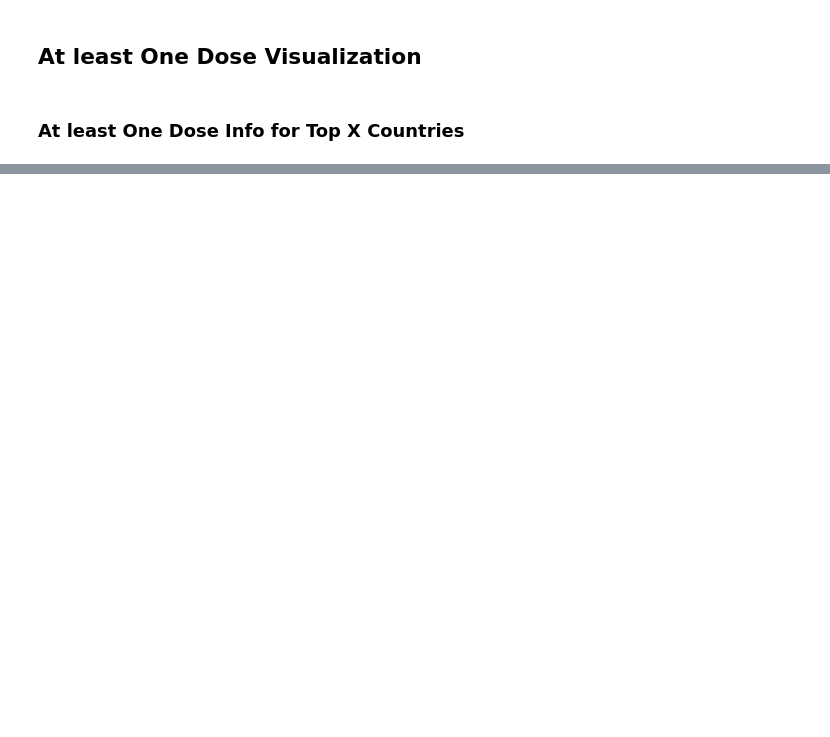
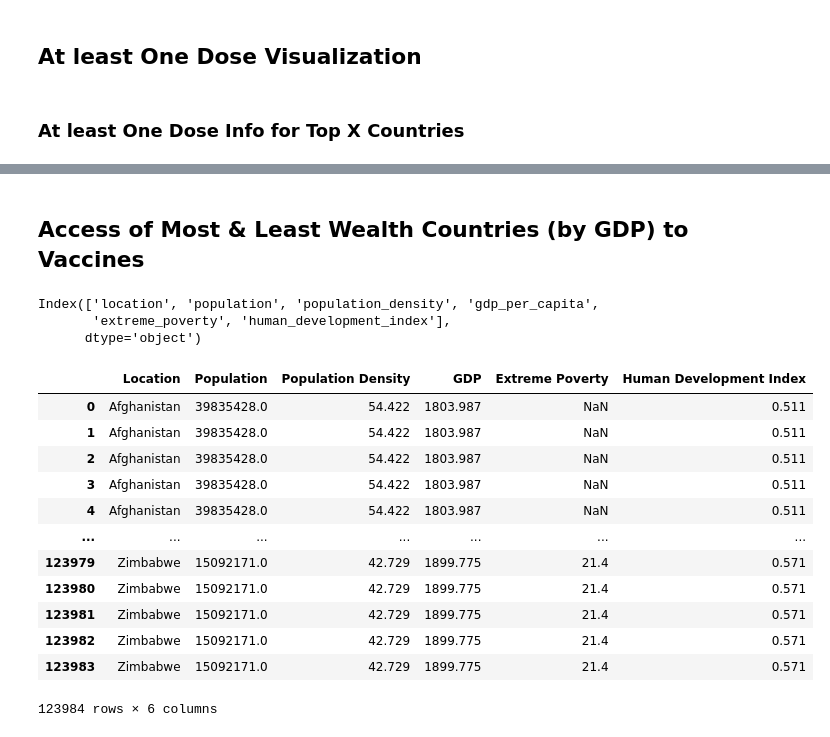
Before and after one commit to IDSF21/Covid-19-Vacination-Rates, a Jupyter notebook: EDA/rsadiq.ipynb, the cells around one changed output, grey strips where cells are left out. Cells and saved outputs as stored; diff of their text form; code cells hidden in the pictures; blank space fills up the shorter version.

```diff
--- a/EDA/rsadiq.ipynb
+++ b/EDA/rsadiq.ipynb
@@ -21,6 +17,7 @@ owid_covid_data = pd.read_csv('../datasets/owid-covid-data.csv', usecols=vaccina
 countries = pd.read_csv('../datasets/locations.csv')['location'].to_list()
 # %%
 covid_df = owid_covid_data.copy()
+financial_df = financial_data.copy()
 # %%
 len(covid_df)
 # %% [output]
@@ -299,3 +296,28 @@ people_vaccinated_by_countries
 plot_bars(people_vaccinated_by_countries, 'People Vaccinated:Q', 'Location:O', plot_type='people_vaccinated', k=10)
 # %% [output]
 [interactive output not drawn]
+# %% [markdown]
+## Access of Most & Least Wealth Countries (by GDP) to Vaccines
+# %%
+financial_df.columns
+# %% [output]
+Index(['location', 'population', 'population_density', 'gdp_per_capita',
+       'extreme_poverty', 'human_development_index'],
+      dtype='object')
+# %%
+financial_df.columns = ['Location', 'Population', 'Population Density', 'GDP', 'Extreme Poverty', 'Human Development Index']
+financial_df
+# %% [output]
+|  | Location | Population | Population Density | GDP | Extreme Poverty | Human Development Index |
+| 0 | Afghanistan | 39835428.0 | 54.422 | 1803.987 | NaN | 0.511 |
+| 1 | Afghanistan | 39835428.0 | 54.422 | 1803.987 | NaN | 0.511 |
+| 2 | Afghanistan | 39835428.0 | 54.422 | 1803.987 | NaN | 0.511 |
+| 3 | Afghanistan | 39835428.0 | 54.422 | 1803.987 | NaN | 0.511 |
+| 4 | Afghanistan | 39835428.0 | 54.422 | 1803.987 | NaN | 0.511 |
+| ... | ... | ... | ... | ... | ... | ... |
+| 123979 | Zimbabwe | 15092171.0 | 42.729 | 1899.775 | 21.4 | 0.571 |
+| 123980 | Zimbabwe | 15092171.0 | 42.729 | 1899.775 | 21.4 | 0.571 |
+| 123981 | Zimbabwe | 15092171.0 | 42.729 | 1899.775 | 21.4 | 0.571 |
+| 123982 | Zimbabwe | 15092171.0 | 42.729 | 1899.775 | 21.4 | 0.571 |
+| 123983 | Zimbabwe | 15092171.0 | 42.729 | 1899.775 | 21.4 | 0.571 |
+123984 rows × 6 columns
```
Also changed, not shown: parts of 22 cells of this notebook.
